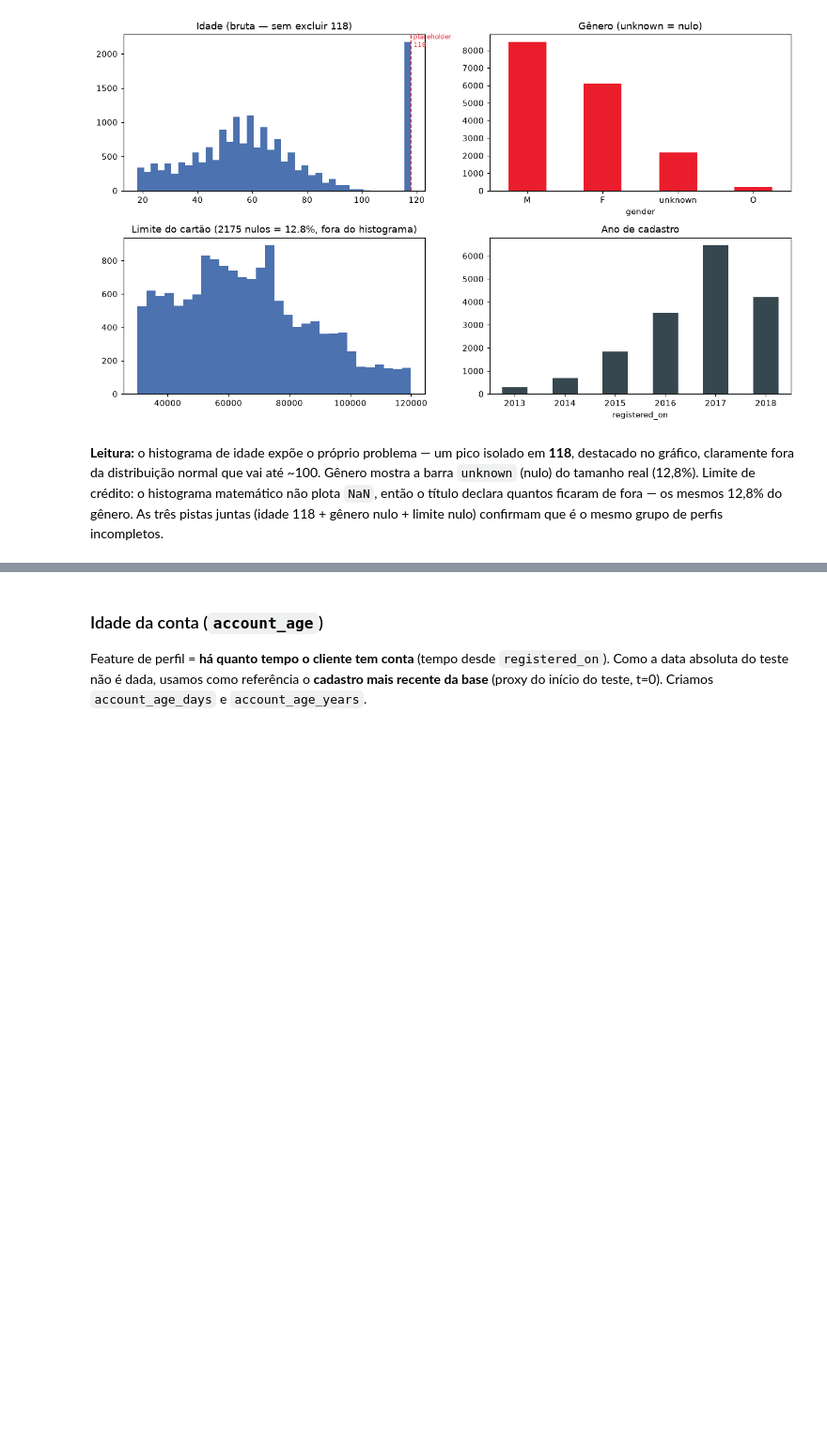
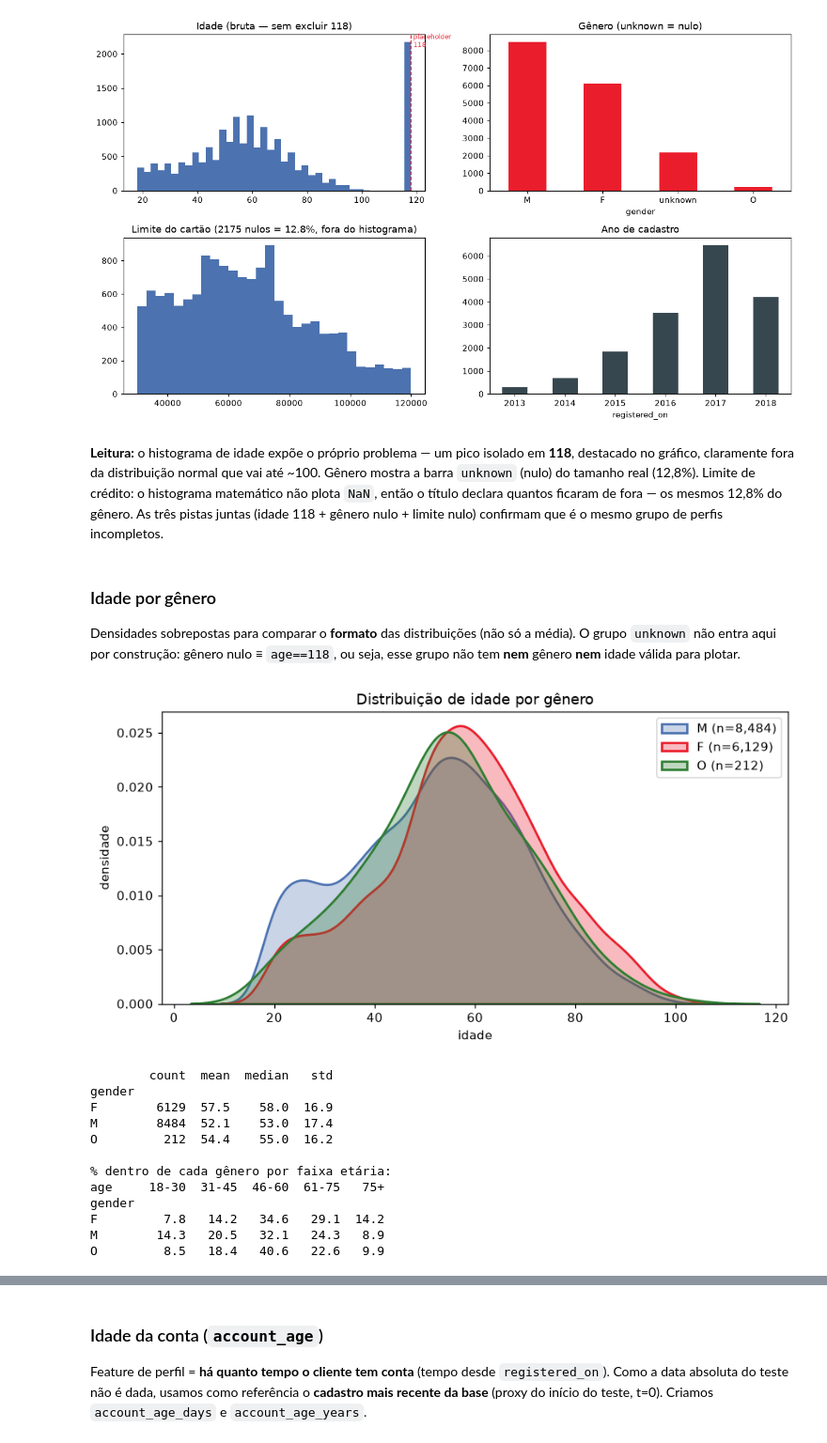
Before and after one commit to velosomn/ifood-case, a Jupyter notebook: notebooks/0_eda.ipynb, the cells around one changed output, grey strips where cells are left out. Shown at 94% size. Saved outputs shown, nothing was run; the diff lists cells and outputs as text; code cells hidden in the pictures; blank space fills up the shorter version.

```diff
--- a/notebooks/0_eda.ipynb
+++ b/notebooks/0_eda.ipynb
@@ -278,3 +278,40 @@ Limite de crédito: o histograma matemático não plota `NaN`, então o título
 declara quantos ficaram de fora — os mesmos 12,8% do gênero. As três pistas
 juntas (idade 118 + gênero nulo + limite nulo) confirmam que é o mesmo grupo de
 perfis incompletos.
+# %% [markdown]
+### Idade por gênero
+Densidades sobrepostas para comparar o **formato** das distribuições (não só a
+média). O grupo `unknown` não entra aqui por construção: gênero nulo ≡ `age==118`,
+ou seja, esse grupo não tem **nem** gênero **nem** idade válida para plotar.
+# %%
+age_ok = profile[profile.age != 118]
+cores = {'M': '#4C72B0', 'F': IFOOD_RED, 'O': '#2E7D32'}
+
+fig, ax = plt.subplots(figsize=(8, 4.2))
+for g in ['M', 'F', 'O']:
+    s = age_ok.loc[age_ok.gender == g, 'age']
+    sns.kdeplot(s, ax=ax, fill=True, alpha=.30, lw=1.8,
+                color=cores[g], label=f'{g} (n={len(s):,})')
+ax.set_xlabel('idade'); ax.set_ylabel('densidade')
+ax.set_title('Distribuição de idade por gênero')
+ax.legend()
+plt.tight_layout(); plt.show()
+
+print(age_ok.groupby('gender').age.agg(['count','mean','median','std']).round(1).to_string())
+print('\n% dentro de cada gênero por faixa etária:')
+faixa = pd.cut(age_ok.age, [17,30,45,60,75,110], labels=['18-30','31-45','46-60','61-75','75+'])
+print((pd.crosstab(age_ok.gender, faixa, normalize='index')*100).round(1).to_string())
+# %% [output]
+[figure, added]
+        count  mean  median   std
+gender
+F        6129  57.5    58.0  16.9
+M        8484  52.1    53.0  17.4
+O         212  54.4    55.0  16.2
+
+% dentro de cada gênero por faixa etária:
+age     18-30  31-45  46-60  61-75   75+
+gender
+F         7.8   14.2   34.6   29.1  14.2
+M        14.3   20.5   32.1   24.3   8.9
+O         8.5   18.4   40.6   22.6   9.9
```
Also changed, not shown: parts of 1 cell of this notebook, 1 other file.
